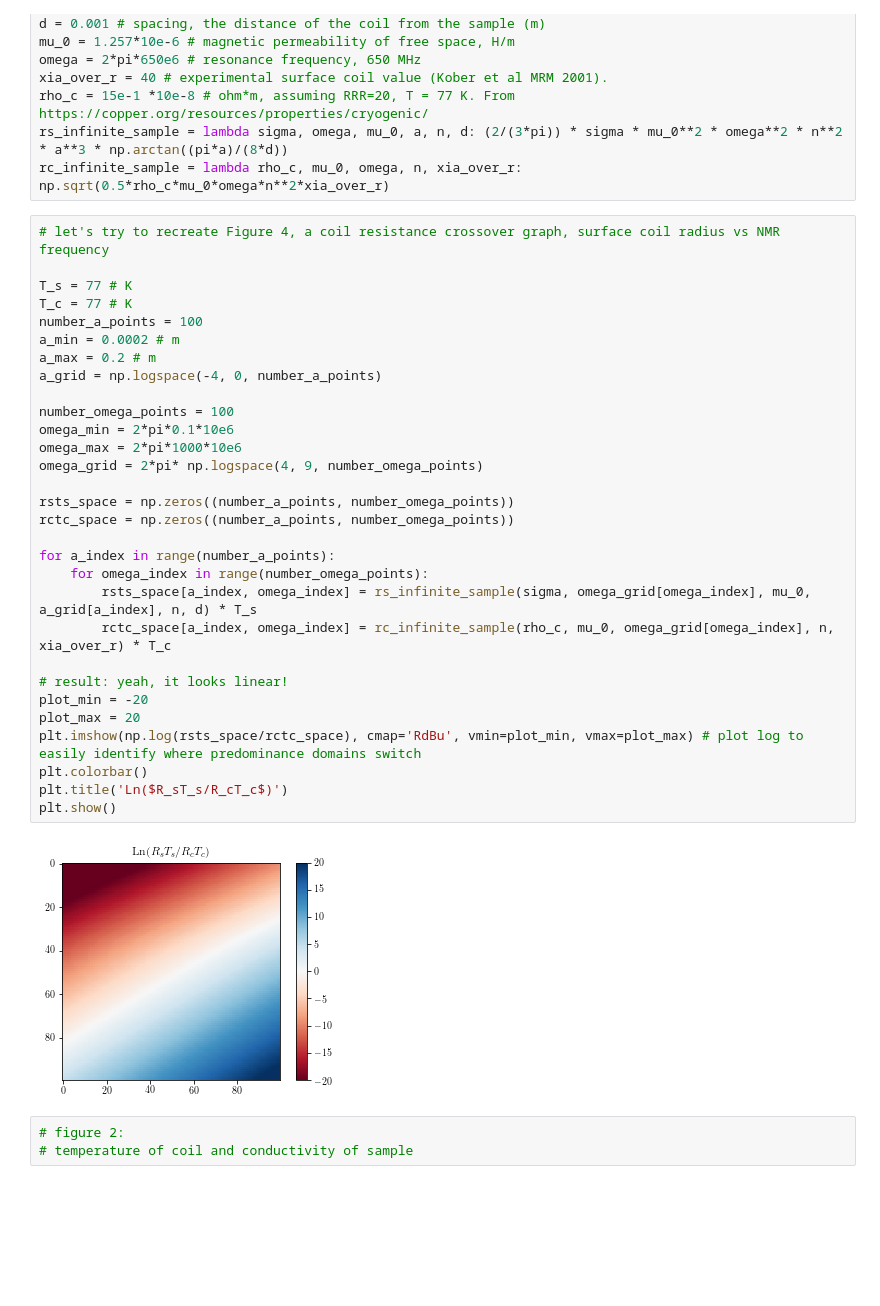
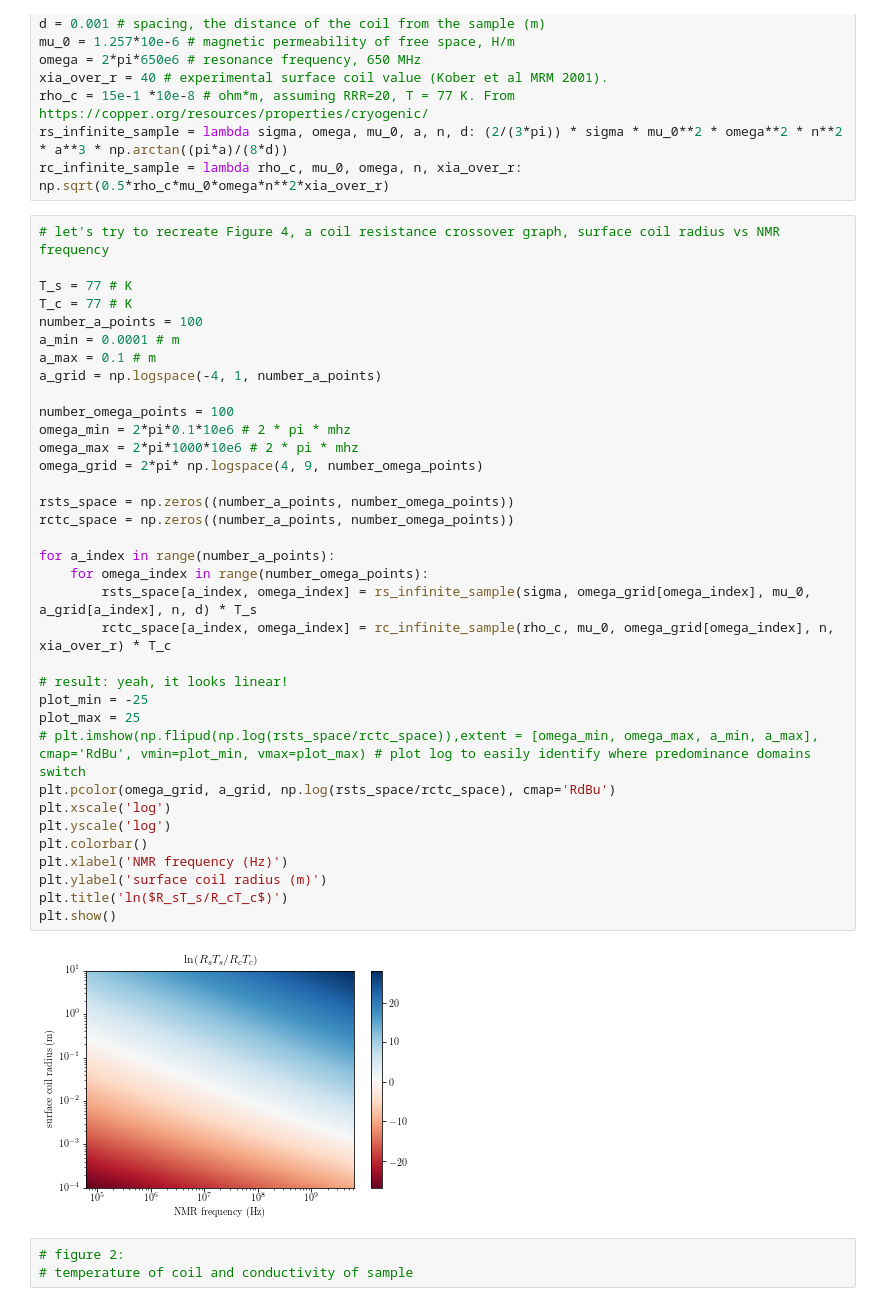
Before and after one commit to jonbmartin/Coil_vs_Sample_Noise_MRI, a Jupyter notebook: coilSampleNoise.ipynb, the cells around one changed output. Cells and saved outputs as stored; diff of their text form; blank space fills up the shorter version.

Commit message:
clean up plot

```diff
--- a/coilSampleNoise.ipynb
+++ b/coilSampleNoise.ipynb
@@ -77,35 +77,40 @@ rc_infinite_sample = lambda rho_c, mu_0, omega, n, xia_over_r: np.sqrt(0.5*rho_c
 # %%
 # let's try to recreate Figure 4, a coil resistance crossover graph, surface coil radius vs NMR frequency
 
 T_s = 77 # K
 T_c = 77 # K
 number_a_points = 100
-a_min = 0.0002 # m
-a_max = 0.2 # m
-a_grid = np.logspace(-4, 0, number_a_points)
+a_min = 0.0001 # m
+a_max = 0.1 # m
+a_grid = np.logspace(-4, 1, number_a_points)
 
 number_omega_points = 100
-omega_min = 2*pi*0.1*10e6
-omega_max = 2*pi*1000*10e6
+omega_min = 2*pi*0.1*10e6 # 2 * pi * mhz
+omega_max = 2*pi*1000*10e6 # 2 * pi * mhz
 omega_grid = 2*pi* np.logspace(4, 9, number_omega_points)
 
 rsts_space = np.zeros((number_a_points, number_omega_points))
 rctc_space = np.zeros((number_a_points, number_omega_points))
 
 for a_index in range(number_a_points):
     for omega_index in range(number_omega_points):
         rsts_space[a_index, omega_index] = rs_infinite_sample(sigma, omega_grid[omega_index], mu_0, a_grid[a_index], n, d) * T_s
         rctc_space[a_index, omega_index] = rc_infinite_sample(rho_c, mu_0, omega_grid[omega_index], n, xia_over_r) * T_c
 
 # result: yeah, it looks linear!
-plot_min = -20
-plot_max = 20
-plt.imshow(np.log(rsts_space/rctc_space), cmap='RdBu', vmin=plot_min, vmax=plot_max) # plot log to easily identify where predominance domains switch
+plot_min = -25
+plot_max = 25
+# plt.imshow(np.flipud(np.log(rsts_space/rctc_space)),extent = [omega_min, omega_max, a_min, a_max], cmap='RdBu', vmin=plot_min, vmax=plot_max) # plot log to easily identify where predominance domains switch
+plt.pcolor(omega_grid, a_grid, np.log(rsts_space/rctc_space), cmap='RdBu')
+plt.xscale('log')
+plt.yscale('log')
 plt.colorbar()
-plt.title('Ln($R_sT_s/R_cT_c$)')
+plt.xlabel('NMR frequency (Hz)')
+plt.ylabel('surface coil radius (m)')
+plt.title('ln($R_sT_s/R_cT_c$)')
 plt.show()
 # %% [output]
-[figure, old version]
+[figure, new version]
 # %%
 # figure 2:
 # temperature of coil and conductivity of sample
```
